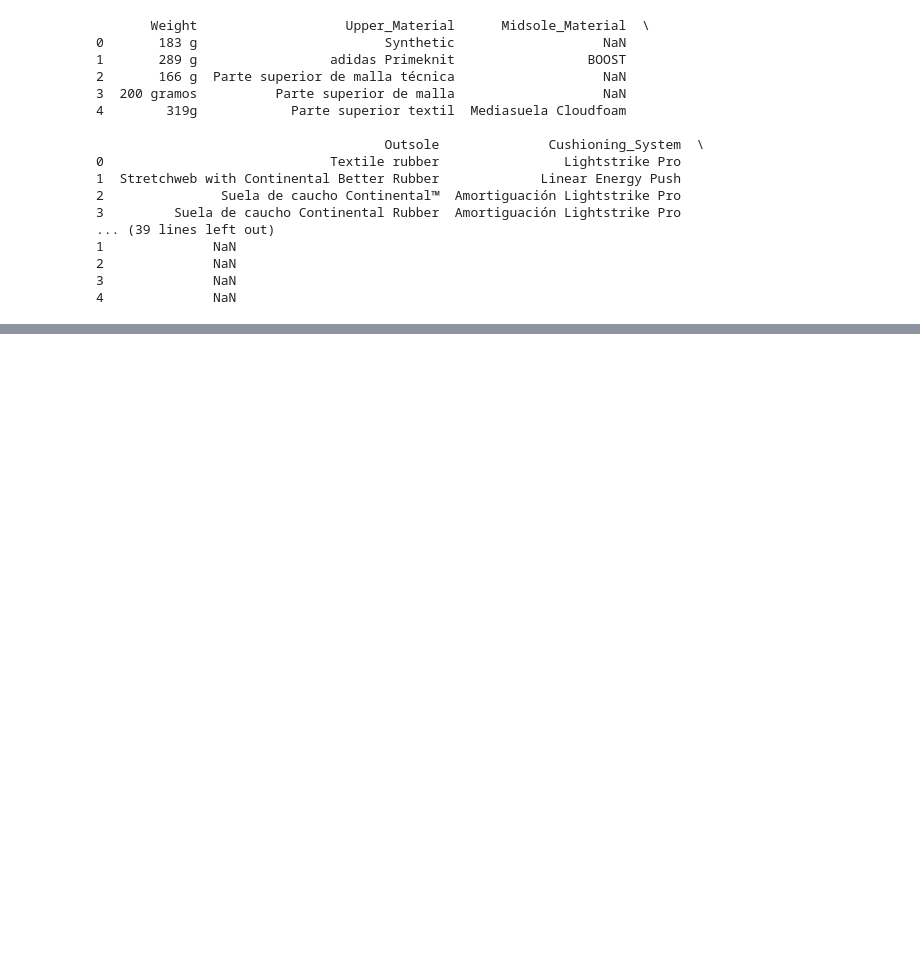
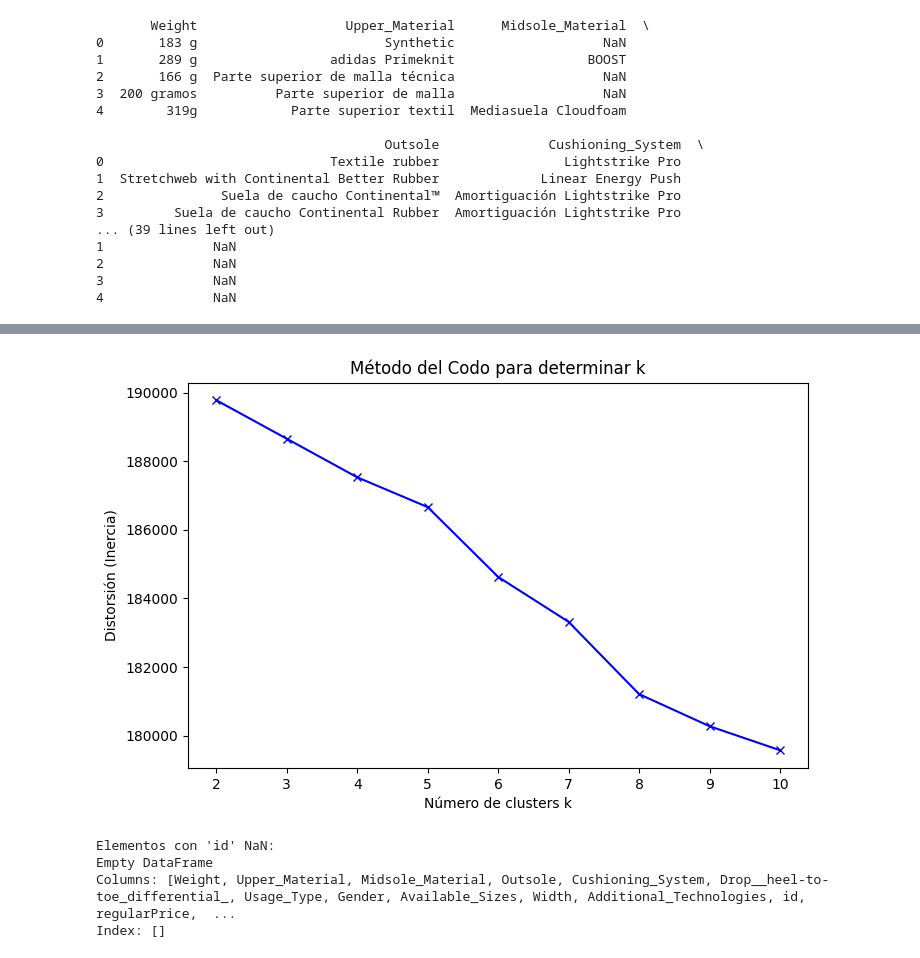
Before and after one commit to JesusDCA22/Grupo-2_Proyecto-Aplicado-Phishing, a Jupyter notebook: src/comparative_analysis/training/test.ipynb, the cells around one changed output, grey strips where cells are left out. Drawn from its saved outputs; the diff is of its cells as text; code cells hidden in the pictures; blank space fills up the shorter version.

```diff
--- a/src/comparative_analysis/training/test.ipynb
+++ b/src/comparative_analysis/training/test.ipynb
@@ -29,0 +182,41 @@ print(df.head())
+# %%
+import matplotlib.pyplot as plt
+from sklearn.cluster import KMeans
+from sklearn.preprocessing import StandardScaler
+
+# Suponiendo que ya has separado el 'id' y tienes tus datos en X (sin la columna 'id')
+# y ya están transformados (numéricos) y listos para el clustering.
+# Por ejemplo, si tienes variables categóricas ya convertidas con get_dummies:
+# X = pd.get_dummies(X, dummy_na=True)
+
+# Escalar datos
+scaler = StandardScaler()
+X_scaled = scaler.fit_transform(X)
+
+distortions = []
+K = range(2, 11)  # rango de k a evaluar, puedes ajustarlo según tus necesidades
+for k in K:
+    kmeans = KMeans(n_clusters=k, random_state=42)
+    kmeans.fit(X_scaled)
+    distortions.append(kmeans.inertia_)
+
+plt.figure(figsize=(8,5))
+plt.plot(K, distortions, 'bx-')
+plt.xlabel('Número de clusters k')
+plt.ylabel('Distorsión (Inercia)')
+plt.title('Método del Codo para determinar k')
+plt.show()
+# %% [output]
+[figure, added]
+# %%
+# Filtrar los elementos donde 'id' sea NaN
+id_nan = df[df['id'].isna()]
+
+# Imprimir los resultados
+print("Elementos con 'id' NaN:")
+print(id_nan)
+# %% [output]
+Elementos con 'id' NaN:
+Empty DataFrame
+Columns: [Weight, Upper_Material, Midsole_Material, Outsole, Cushioning_System, Drop__heel-to-toe_differential_, Usage_Type, Gender, Available_Sizes, Width, Additional_Technologies, id, regularPrice,  ...
+Index: []
```
Also changed, not shown: parts of 12 cells of this notebook, 1 other file.
